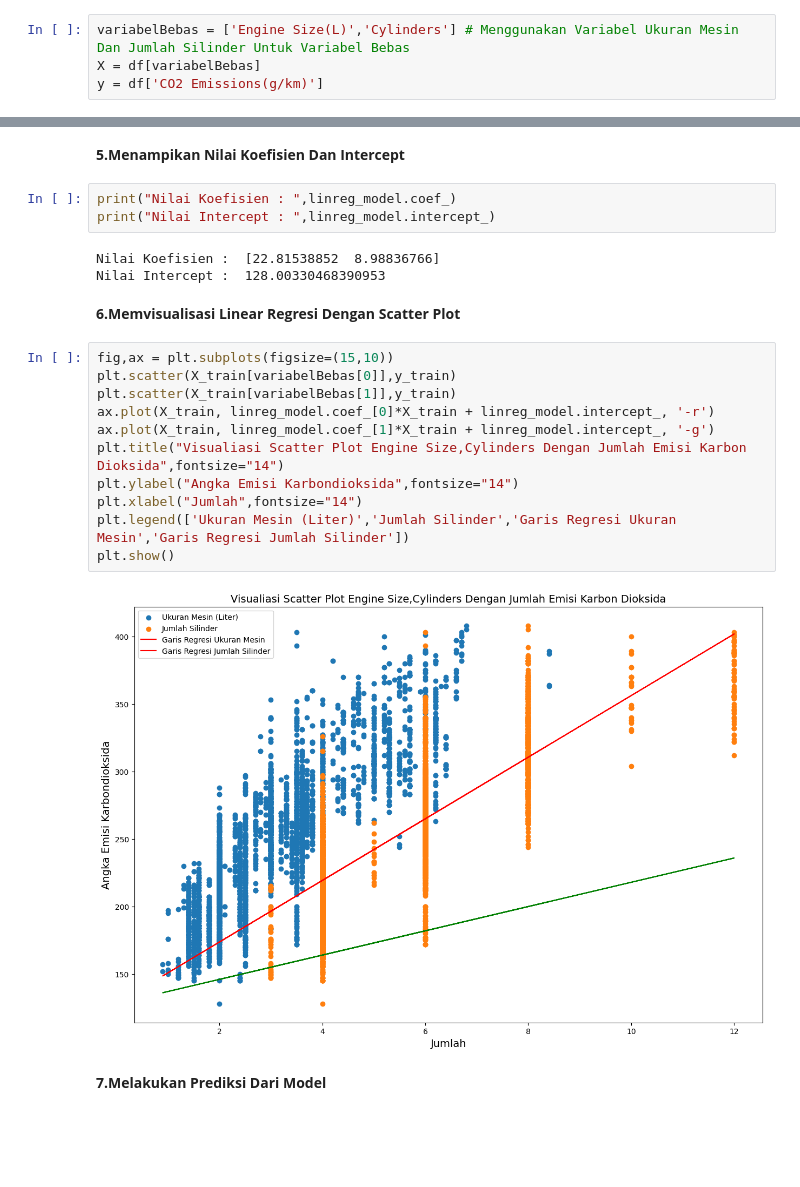
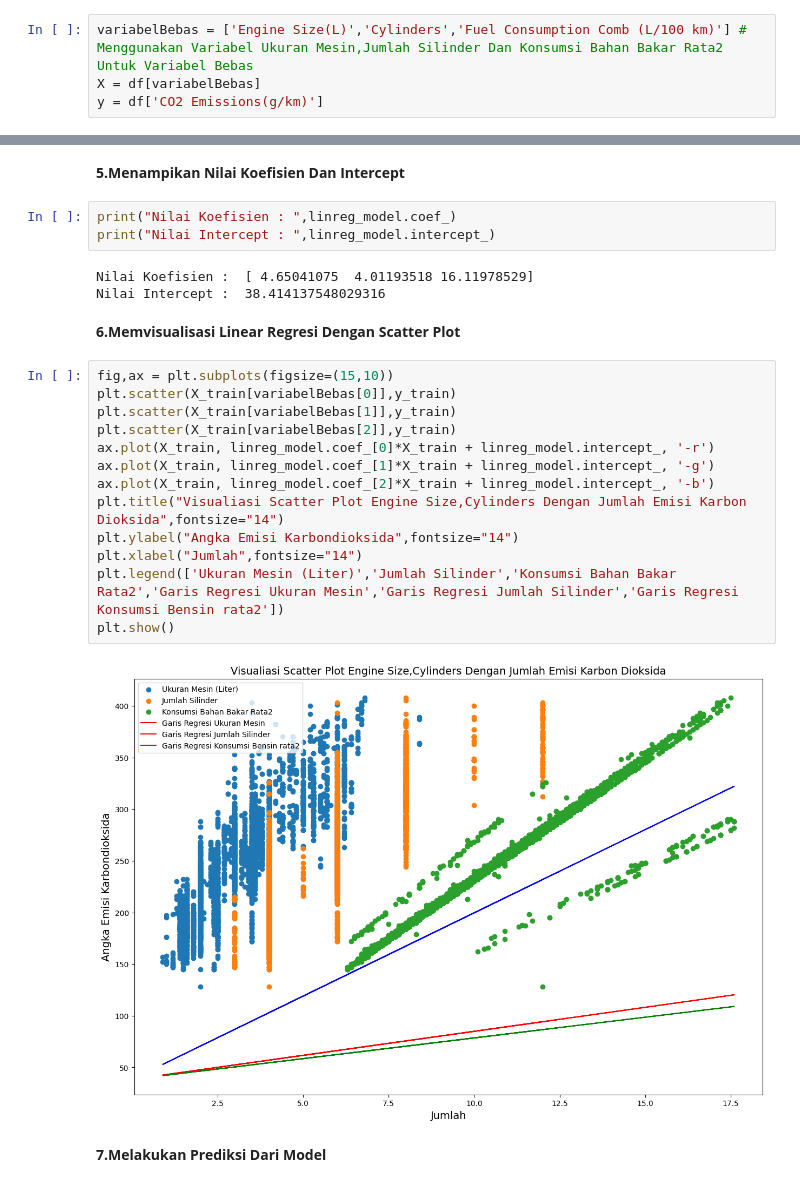
Before and after one commit to HaikalRFadhilahh/fp-BigDataPA, a Jupyter notebook: UAS_BDPA_REVISI.ipynb, the cells around one changed output, grey strips where cells are left out. Saved outputs shown, nothing was run; the diff lists cells and outputs as text; blank space fills up the shorter version.

Commit message:
Regresi Error Dikit Ga Ngaruh

```diff
--- a/UAS_BDPA_REVISI.ipynb
+++ b/UAS_BDPA_REVISI.ipynb
@@ -508,7 +508,7 @@ Mean Squared Error (MSE):  353.87569341141227
 # %% [markdown]
 <p><b>1.Mempersiapkan data (Mendeklarasikan Variabel Bebas dan Variabel Terikat)</b></p>
 # %%
-variabelBebas = ['Engine Size(L)','Cylinders'] # Menggunakan Variabel Ukuran Mesin Dan Jumlah Silinder Untuk Variabel Bebas
+variabelBebas = ['Engine Size(L)','Cylinders','Fuel Consumption Comb (L/100 km)'] # Menggunakan Variabel Ukuran Mesin,Jumlah Silinder Dan Konsumsi Bahan Bakar Rata2 Untuk Variabel Bebas
 X = df[variabelBebas]
 y = df['CO2 Emissions(g/km)']
 # %% [markdown]
@@ -540,23 +540,25 @@ LinearRegression()
 print("Nilai Koefisien : ",linreg_model.coef_)
 print("Nilai Intercept : ",linreg_model.intercept_)
 # %% [output]
-Nilai Koefisien :  [22.81538852  8.98836766]
-Nilai Intercept :  128.00330468390953
+Nilai Koefisien :  [ 4.65041075  4.01193518 16.11978529]
+Nilai Intercept :  38.414137548029316
 # %% [markdown]
 <p><b>6.Memvisualisasi Linear Regresi Dengan Scatter Plot</b></p>
 # %%
 fig,ax = plt.subplots(figsize=(15,10))
 plt.scatter(X_train[variabelBebas[0]],y_train)
 plt.scatter(X_train[variabelBebas[1]],y_train)
+plt.scatter(X_train[variabelBebas[2]],y_train)
 ax.plot(X_train, linreg_model.coef_[0]*X_train + linreg_model.intercept_, '-r')
 ax.plot(X_train, linreg_model.coef_[1]*X_train + linreg_model.intercept_, '-g')
+ax.plot(X_train, linreg_model.coef_[2]*X_train + linreg_model.intercept_, '-b')
 plt.title("Visualiasi Scatter Plot Engine Size,Cylinders Dengan Jumlah Emisi Karbon Dioksida",fontsize="14")
 plt.ylabel("Angka Emisi Karbondioksida",fontsize="14")
 plt.xlabel("Jumlah",fontsize="14")
-plt.legend(['Ukuran Mesin (Liter)','Jumlah Silinder','Garis Regresi Ukuran Mesin','Garis Regresi Jumlah Silinder'])
+plt.legend(['Ukuran Mesin (Liter)','Jumlah Silinder','Konsumsi Bahan Bakar Rata2','Garis Regresi Ukuran Mesin','Garis Regresi Jumlah Silinder','Garis Regresi Konsumsi Bensin rata2'])
 plt.show()
 # %% [output]
-[figure, old version]
+[figure, new version]
 # %% [markdown]
 <p><b>7.Melakukan Prediksi Dari Model</b></p>
 # %%
```
Also changed, not shown: parts of 4 cells of this notebook.
